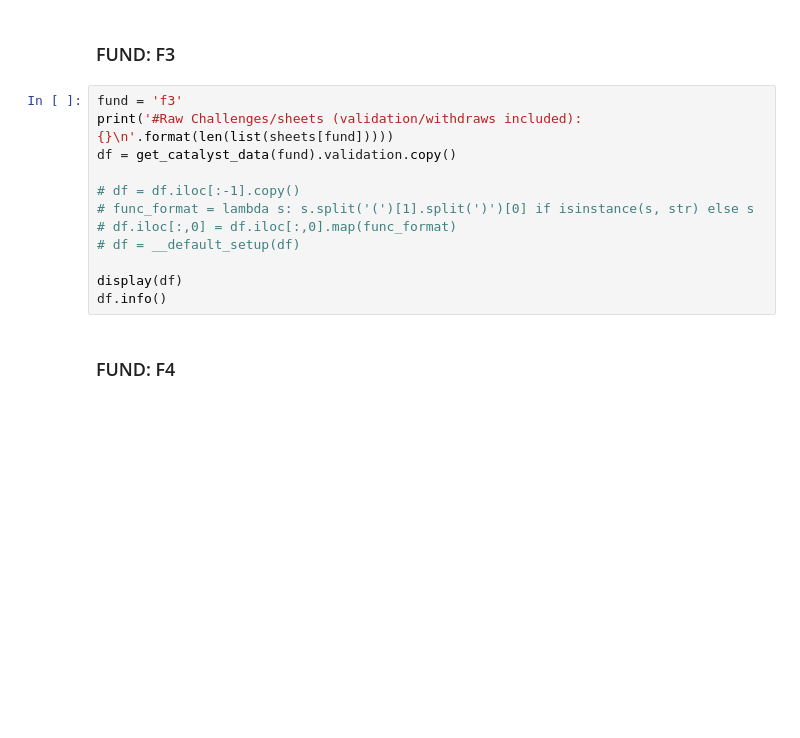
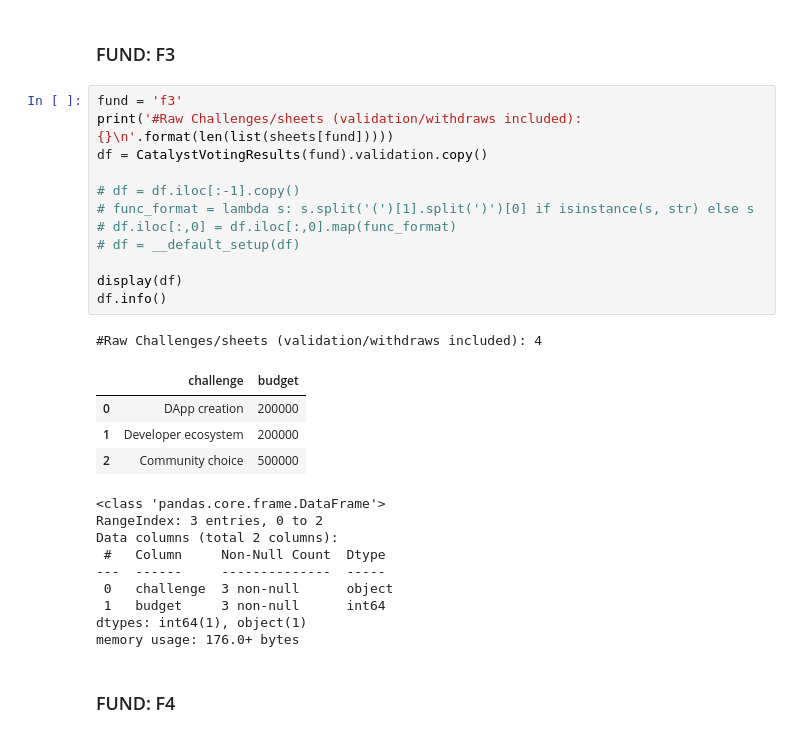
Before and after one commit to jbmattos/CatalystReport, a Jupyter notebook: data_setup.ipynb, the cells around one changed output. Saved outputs shown, nothing was run; the diff lists cells and outputs as text; blank space fills up the shorter version.

```diff
--- a/data_setup.ipynb
+++ b/data_setup.ipynb
@@ -107,15 +216,30 @@ def __default_setup(df:pd.DataFrame) -> pd.DataFrame:
 # %%
 fund = 'f3'
 print('#Raw Challenges/sheets (validation/withdraws included): {}\n'.format(len(list(sheets[fund]))))
-df = get_catalyst_data(fund).validation.copy()
+df = CatalystVotingResults(fund).validation.copy()
 
 # df = df.iloc[:-1].copy()
 # func_format = lambda s: s.split('(')[1].split(')')[0] if isinstance(s, str) else s
 # df.iloc[:,0] = df.iloc[:,0].map(func_format)
 # df = __default_setup(df)
 
 display(df)
 df.info()
+# %% [output]
+#Raw Challenges/sheets (validation/withdraws included): 4
+|  | challenge | budget |
+| 0 | DApp creation | 200000 |
+| 1 | Developer ecosystem | 200000 |
+| 2 | Community choice | 500000 |
+<class 'pandas.core.frame.DataFrame'>
+RangeIndex: 3 entries, 0 to 2
+Data columns (total 2 columns):
+ #   Column     Non-Null Count  Dtype
+---  ------     --------------  -----
+ 0   challenge  3 non-null      object
+ 1   budget     3 non-null      int64
+dtypes: int64(1), object(1)
+memory usage: 176.0+ bytes
 # %% [markdown]
 ### FUND: F4
 # %%
```
Also changed, not shown: parts of 7 cells of this notebook, 4 other files.
